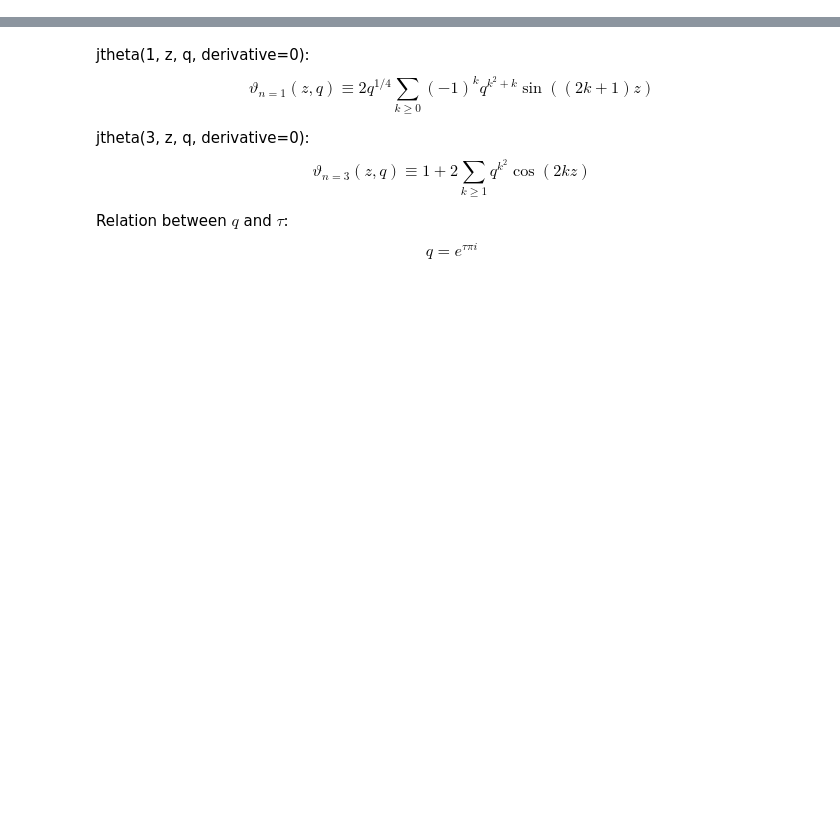
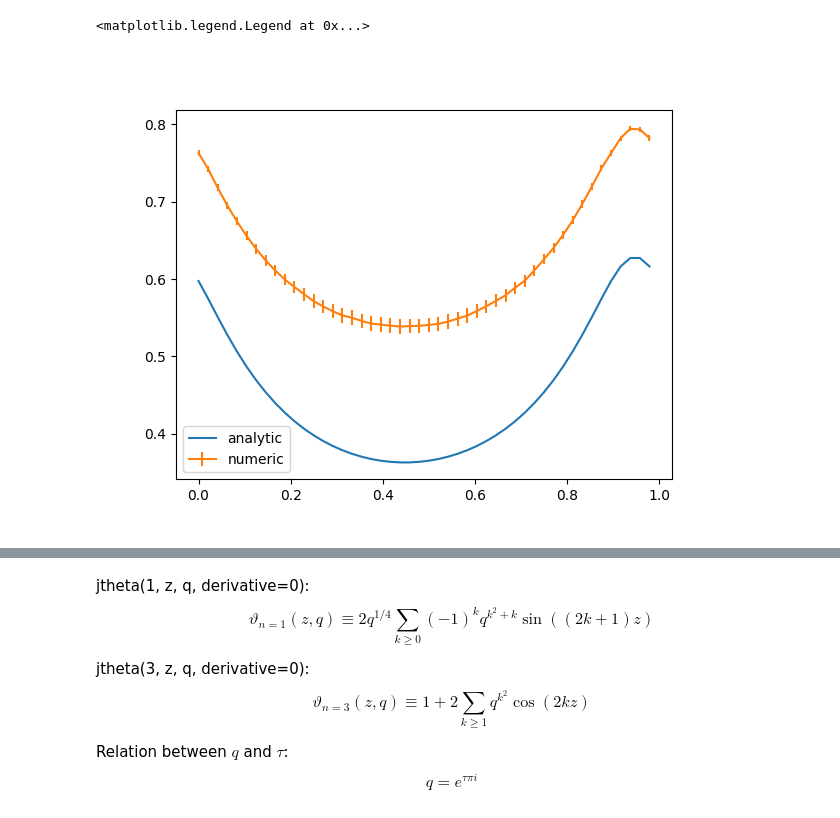
Before and after one commit to nobuyukimatsumoto68/hex, a Jupyter notebook: analysis.ipynb, the cells around one changed output, grey strips where cells are left out. Cells and saved outputs as stored; diff of their text form; code cells hidden in the pictures; blank space fills up the shorter version.

```diff
--- a/analysis.ipynb
+++ b/analysis.ipynb
@@ -246,9 +12,0 @@ def ZI():
-# %%
-def ss_corr_analytic(z):
-    res = 0.0
-    for nu in range(1,5):
-        res += Zss_nu( z,nu )
-
-    res /= ZI()
-
-    return res
@@ -254,0 +255,9 @@ def ss_corr_analytic(z):
+# %%
+def ss_corr_analytic(z):
+    res = 0.0
+    for nu in range(1,5):
+        res += ZMss_nu( z,nu )
+
+    res /= ZItot()
+
+    return res
@@ -402,0 +387,21 @@ format_print(jk.mean(), jk.err())
+# %%
+t = int(Ly/16)-1
+
+yt = ss1[t*Lx:(t+1)*Lx]
+
+fac = 4.05
+# fac = 0.29
+# %%
+plt.close()
+
+x = np.arange(0, Lx)/Lx
+y = np.array( [ss_corr_analytic( xx + tau*t/Ly ) for xx in x] )
+plt.plot( x, np.log(y), label="analytic" )
+
+plt.errorbar( yt.T[0]/Lx, np.log( fac * yt.T[2]), np.abs(yt.T[3]/yt.T[2]), label="numeric" )
+
+plt.legend()
+# plt.ylim( 0.0, 1.0 )
+# %% [output]
+<matplotlib.legend.Legend at 0x...>
+[figure, added]
```
Also changed, not shown: parts of 61 cells of this notebook, 2 other files.
